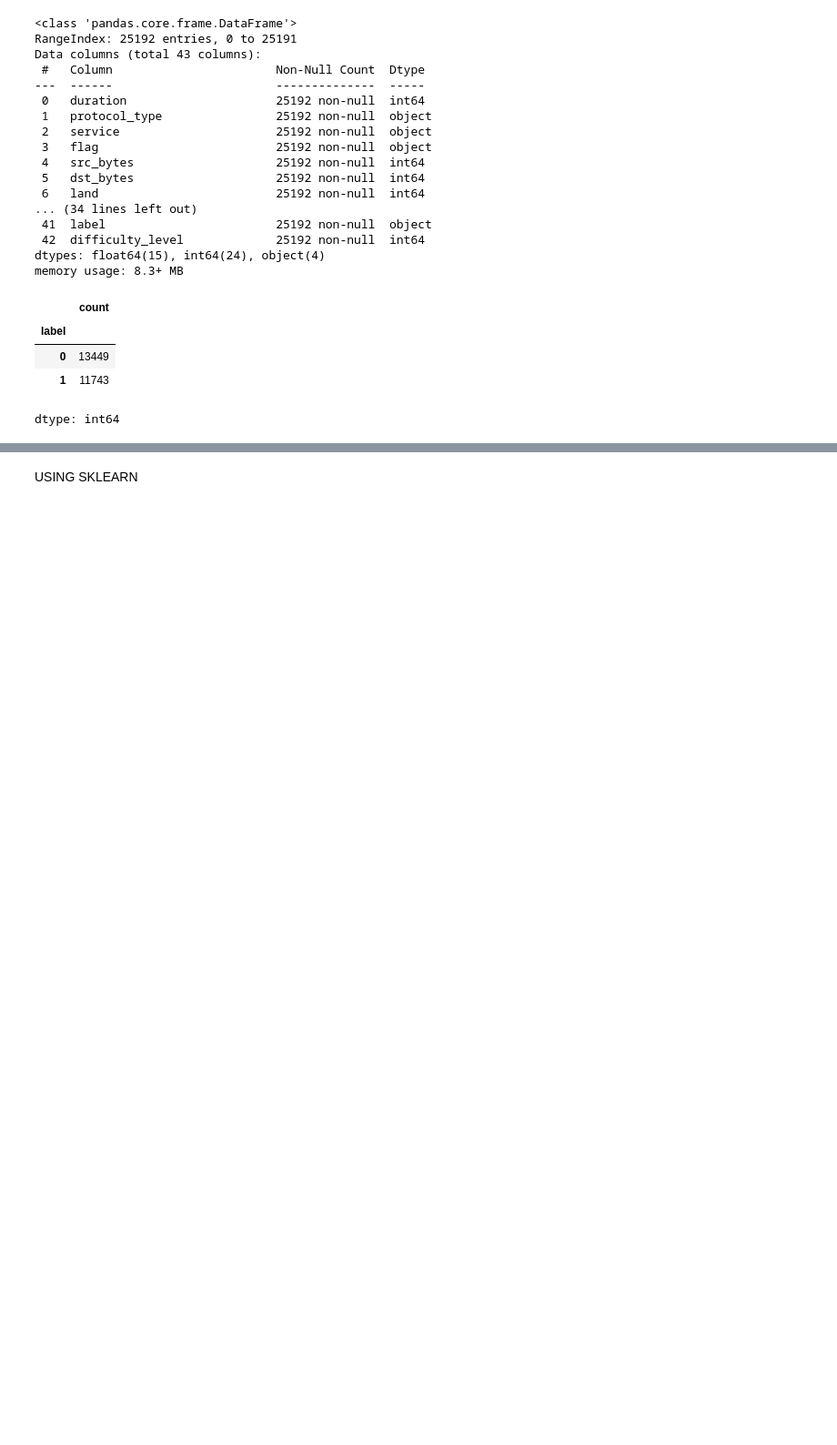
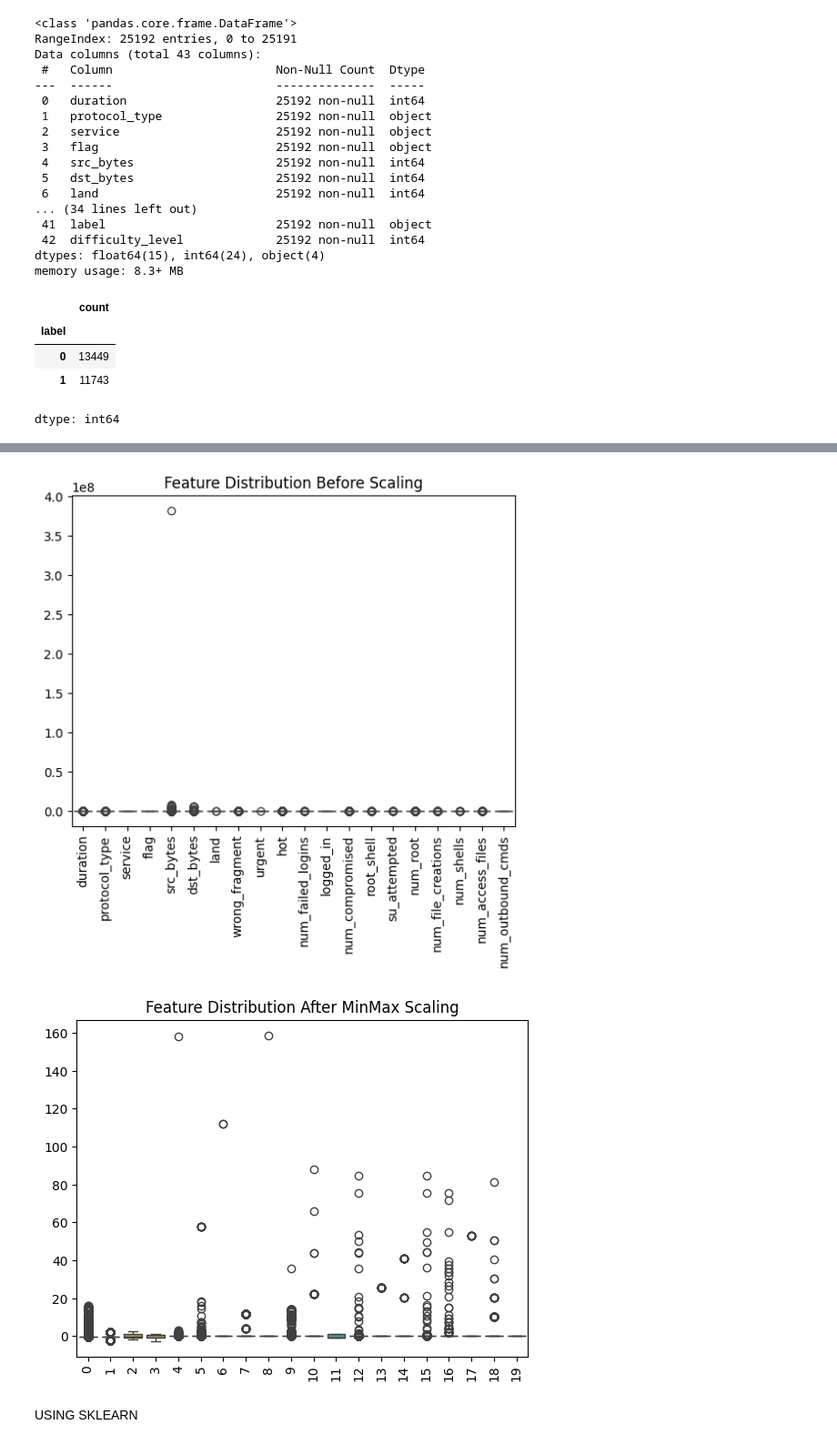
Before and after one commit to Satvik0110/Network-Intrusion-Detector, a Jupyter notebook: NID_using_NB_Combined_Comparison.ipynb, the cells around one changed output, grey strips where cells are left out. Shown: that part at 91% size. Saved outputs shown, nothing was run; the diff lists cells and outputs as text; code cells hidden in the pictures; blank space fills up the shorter version.

```diff
--- a/NID_using_NB_Combined_Comparison.ipynb
+++ b/NID_using_NB_Combined_Comparison.ipynb
@@ -107,0 +142,15 @@ X_train, X_test, y_train, y_test = train_test_split(X, y, test_size=0.2, random_
+# %%
+# Before scaling
+sns.boxplot(data=df.drop("label", axis=1).iloc[:, :20])  # show first 10 features for simplicity
+plt.title("Feature Distribution Before Scaling")
+plt.xticks(rotation=90)
+plt.show()
+
+# After scaling
+sns.boxplot(data=pd.DataFrame(X).iloc[:, :20])  # Convert X to DataFrame for iloc
+plt.title("Feature Distribution After MinMax Scaling")
+plt.xticks(rotation=90)
+plt.show()
+# %% [output]
+[figure, added]
+[figure, added]
```
Also changed, not shown: parts of 19 cells of this notebook.
